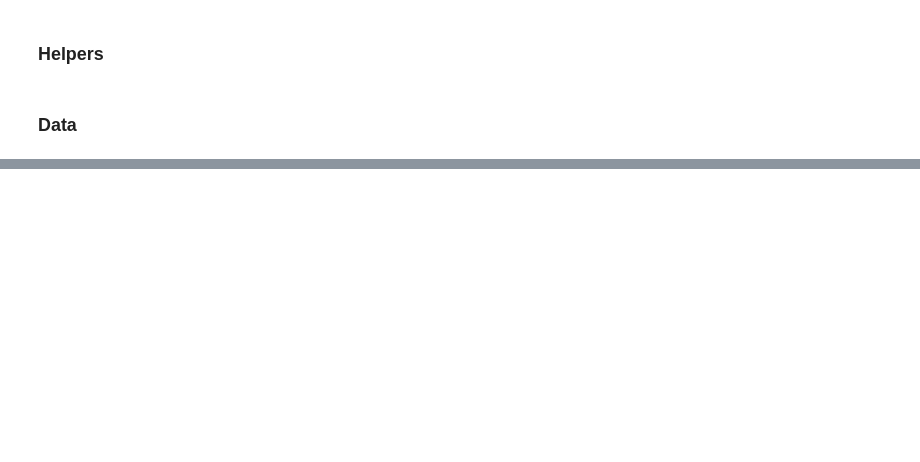
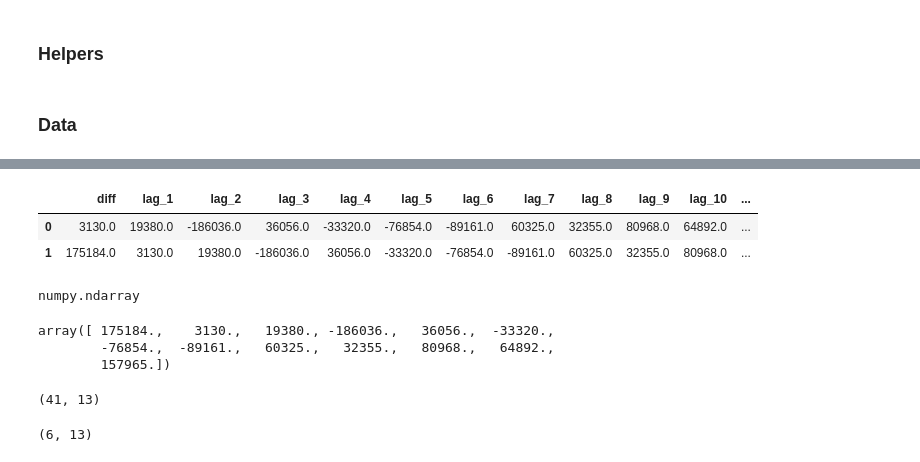
Before and after one commit to davidtnly/MachineLearning, a Jupyter notebook: 28-lstm-forecast.ipynb, the cells around one changed output, grey strips where cells are left out. Cells and saved outputs as stored; diff of their text form; code cells hidden in the pictures; blank space fills up the shorter version.

```diff
--- a/28-lstm-forecast.ipynb
+++ b/28-lstm-forecast.ipynb
@@ -236,0 +518,31 @@ vs.biplot(good_data, reduced_data, pca)
+# %%
+# Split
+train_model = train_super.drop(['sales','date'], axis=1)
+
+# Get train and test set
+train_set, test_set = train_model[0:-6].values, train_model[-6:].values
+# %%
+train_model.head(2)
+# %% [output]
+|  | diff | lag_1 | lag_2 | lag_3 | lag_4 | lag_5 | lag_6 | lag_7 | lag_8 | lag_9 | lag_10 | ... |
+| 0 | 3130.0 | 19380.0 | -186036.0 | 36056.0 | -33320.0 | -76854.0 | -89161.0 | 60325.0 | 32355.0 | 80968.0 | 64892.0 | ... |
+| 1 | 175184.0 | 3130.0 | 19380.0 | -186036.0 | 36056.0 | -33320.0 | -76854.0 | -89161.0 | 60325.0 | 32355.0 | 80968.0 | ... |
+# %%
+# Check for an array
+type(train_set)
+# %% [output]
+numpy.ndarray
+# %%
+train_set[1]
+# %% [output]
+array([ 175184.,    3130.,   19380., -186036.,   36056.,  -33320.,
+        -76854.,  -89161.,   60325.,   32355.,   80968.,   64892.,
+        157965.])
+# %%
+train_set.shape
+# %% [output]
+(41, 13)
+# %%
+test_set.shape
+# %% [output]
+(6, 13)
```
Also changed, not shown: parts of 114 cells of this notebook, 1 other file.
